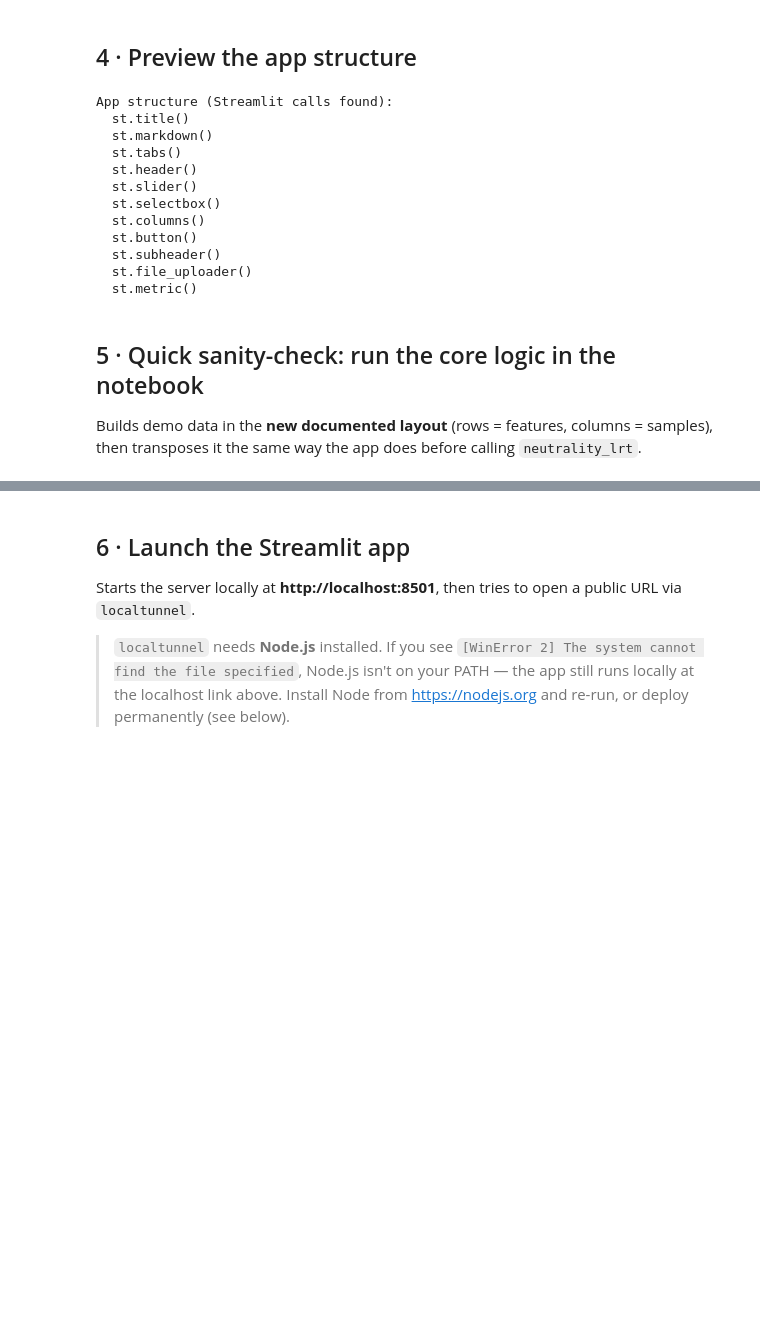
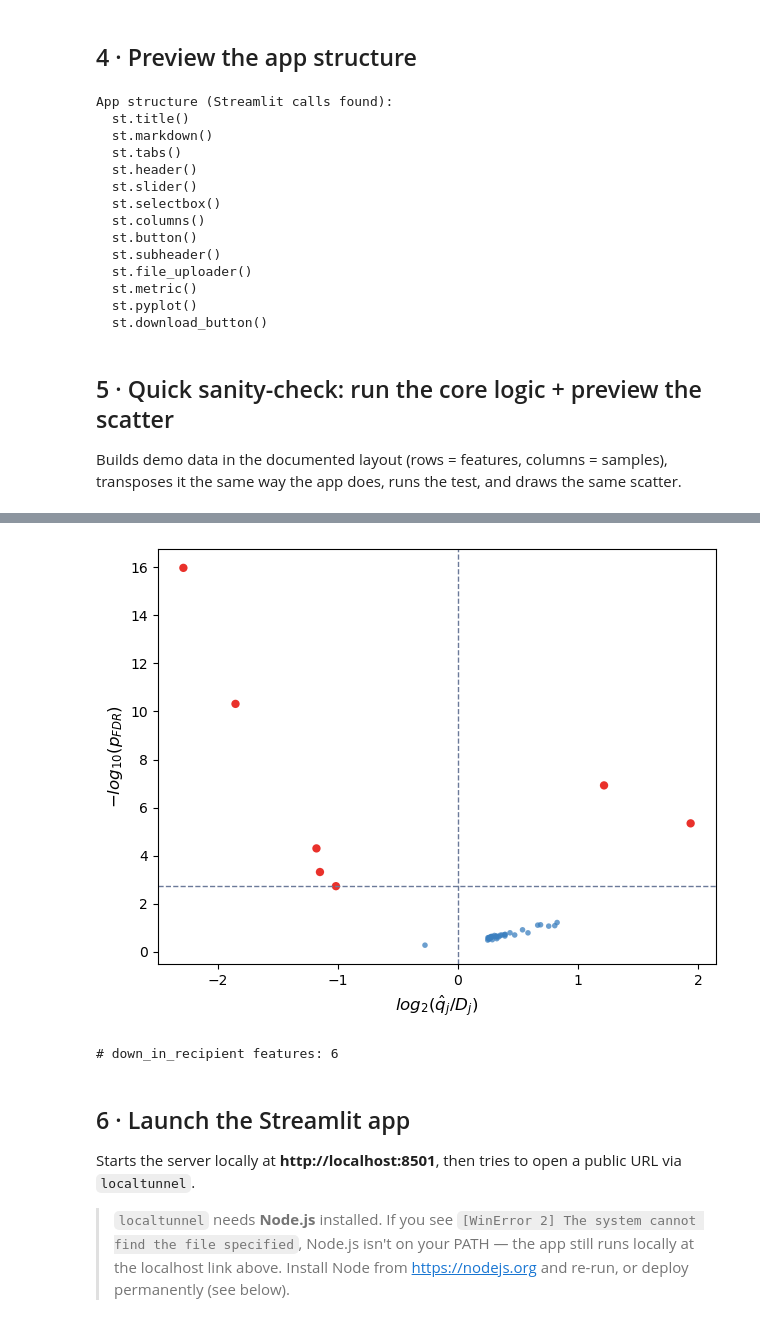
Before and after one commit to lthminhthao/Integrating-Bottleneck-Size-Estimation-into-Selection-Tests, a Jupyter notebook: User-Interface/BN-test_app.ipynb, the cells around one changed output, grey strips where cells are left out. Cells and saved outputs as stored; diff of their text form; code cells hidden in the pictures; blank space fills up the shorter version.

```diff
--- a/User-Interface/BN-test_app.ipynb
+++ b/User-Interface/BN-test_app.ipynb
@@ -410,7 +416,8 @@ for node in ast.walk(tree):
     if isinstance(node, ast.Call):
         func = node.func
         name = getattr(func, 'attr', None) or getattr(func, 'id', None)
-        if name in {'title','header','subheader','markdown','tabs','columns','button','file_uploader','slider','selectbox','metric'}:
+        if name in {'title','header','subheader','markdown','tabs','columns','button',
+                    'file_uploader','slider','selectbox','metric','download_button','pyplot'}:
             sections.append(f"  st.{name}()")
 
 print("App structure (Streamlit calls found):")
@@ -429,10 +436,12 @@ App structure (Streamlit calls found):
   st.subheader()
   st.file_uploader()
   st.metric()
+  st.pyplot()
+  st.download_button()
 # %% [markdown]
-## 5 · Quick sanity-check: run the core logic in the notebook
+## 5 · Quick sanity-check: run the core logic + preview the scatter
 
-Builds demo data in the **new documented layout** (rows = features, columns = samples), then transposes it the same way the app does before calling `neutrality_lrt`.
+Builds demo data in the documented layout (rows = features, columns = samples), transposes it the same way the app does, runs the test, and draws the same scatter.
 # %%
 import importlib, sys
 if 'neutrality_test' in sys.modules:
@@ -440,38 +449,51 @@ if 'neutrality_test' in sys.modules:
 
 from neutrality_test import neutrality_lrt
 import numpy as np, pandas as pd
+import matplotlib.pyplot as plt
 
 rng = np.random.default_rng(42)
-K, M = 8, 6
-features = [f"Feature_{chr(65+i)}" for i in range(K)]
+K, M = 40, 8
+features = [f"Feature_{i:02d}" for i in range(K)]
 samples  = [f"recipient_{i+1}" for i in range(M)]
 
-donor_counts = rng.integers(50, 500, size=K).astype(float)
+donor_counts = rng.integers(50, 800, size=K).astype(float)
 p = donor_counts / donor_counts.sum()
 p_recip = p.copy()
-p_recip[0] *= 3
-p_recip[1] *= 0.2
+# deplete the first 6 features, enrich two others -> a spread of fold-changes
+p_recip[:6] *= rng.uniform(0.05, 0.3, size=6)
+p_recip[6]  *= 3
+p_recip[7]  *= 2
 p_recip /= p_recip.sum()
 
-recip_cols = {s: rng.multinomial(rng.integers(800, 1200), p_recip) for s in samples}
+recip_cols = {s: rng.multinomial(rng.integers(4000, 6000), p_recip) for s in samples}
+recipient_file_layout = pd.DataFrame(recip_cols, index=features)   # rows = features
+donor_file_layout     = pd.DataFrame({"donor": donor_counts}, index=features)
 
-# Documented layout: rows = features, columns = samples
-donor_file_layout     = pd.DataFrame({"donor": donor_counts}, index=features)
-recipient_file_layout = pd.DataFrame(recip_cols, index=features)
-
-print("Donor CSV layout (rows = features):")
-print(donor_file_layout, "\n")
-print("Recipient CSV layout (rows = features, cols = samples):")
-print(recipient_file_layout, "\n")
-
-# Transpose exactly as the app does
+# transpose exactly as the app does
 donor_series = donor_file_layout.T.iloc[0]
 recipient_df = recipient_file_layout.T
 
-results = neutrality_lrt(
-    donor_counts=donor_series,
-    recipient_counts=recipient_df,
-    bottleneck=100.0,
-)
-print(results.to_string(index=False))
+results = neutrality_lrt(donor_counts=donor_series, recipient_counts=recipient_df, bottleneck=100.0)
+print(results.head(10).to_string(index=False))
+
+# scatter preview
+eps = 1e-12
+pd:object = results.dropna(subset=["pval","q_hat_recipient_center","p_donor"]).copy()
+pdf = results.dropna(subset=["pval","q_hat_recipient_center","p_donor"]).copy()
+pdf["log2_fc"]    = np.log2((pdf["q_hat_recipient_center"] + eps) / (pdf["p_donor"] + eps))
+pdf["neglog10_p"] = -np.log10(pdf["pval"])
+rej = pdf[pdf["reject_FDR"]]
+hline = -np.log10(rej["pval"].max()) if len(rej) else -np.log10(0.05)
+
+fig, ax = plt.subplots(figsize=(6.4, 5))
+b = pdf[~pdf["reject_FDR"]]; r = pdf[pdf["reject_FDR"]]
+ax.scatter(b["log2_fc"], b["neglog10_p"], s=16, c="#3b7fbf", alpha=0.75, edgecolors="none")
+ax.scatter(r["log2_fc"], r["neglog10_p"], s=36, c="#e8261f", alpha=0.95, edgecolors="none")
+ax.axvline(0.0, ls="--", lw=1, color="#6b7a99")
+ax.axhline(hline, ls="--", lw=1, color="#6b7a99")
+ax.set_xlabel(r"$log_2(\hat{q}_j / D_j)$", fontsize=12)
+ax.set_ylabel(r"$-log_{10}(p_{FDR})$", fontsize=12)
+plt.tight_layout(); plt.show()
+
+print("\n# down_in_recipient features:", int((results['direction']=='down_in_recipient').sum()))
 # %% [output]
@@ -495,3 +511,5 @@ Feature_F 0.197285                0.204470   0.177300 6.737038e-01 6.737038e-01
+[figure, added]
+# down_in_recipient features: 6
 # %% [markdown]
 ## 6 · Launch the Streamlit app
 
```
Also changed, not shown: parts of 6 cells of this notebook, 1 other file.
